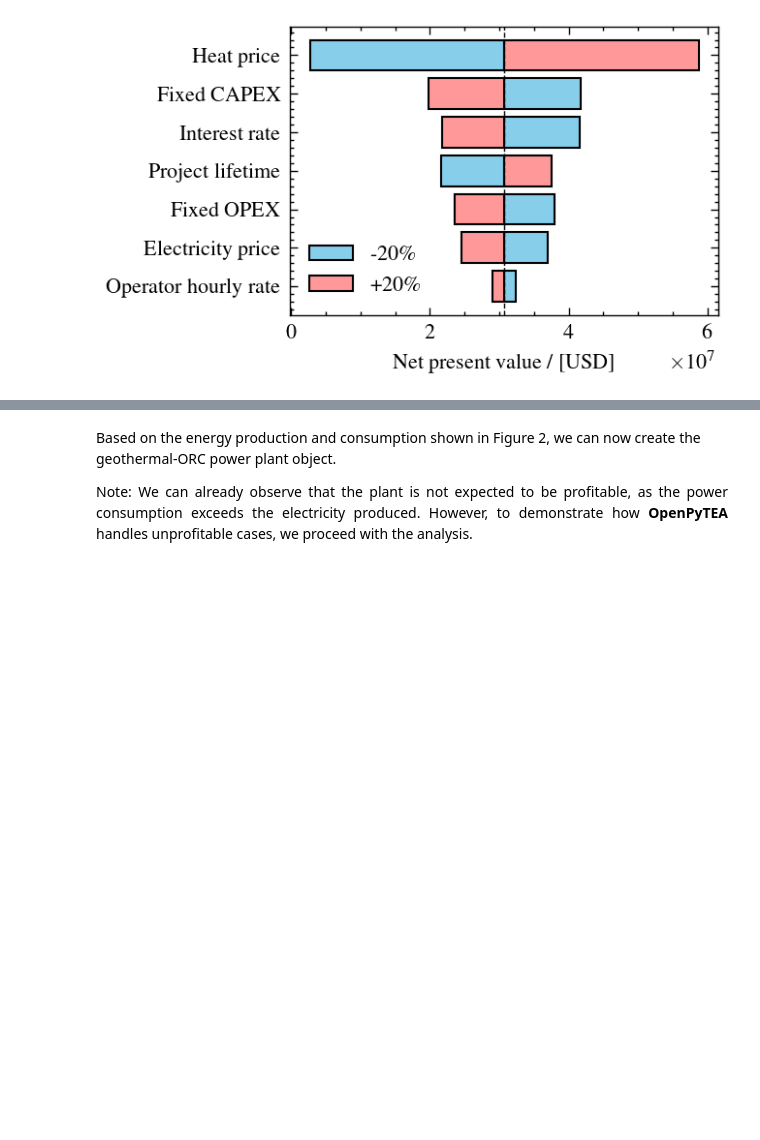
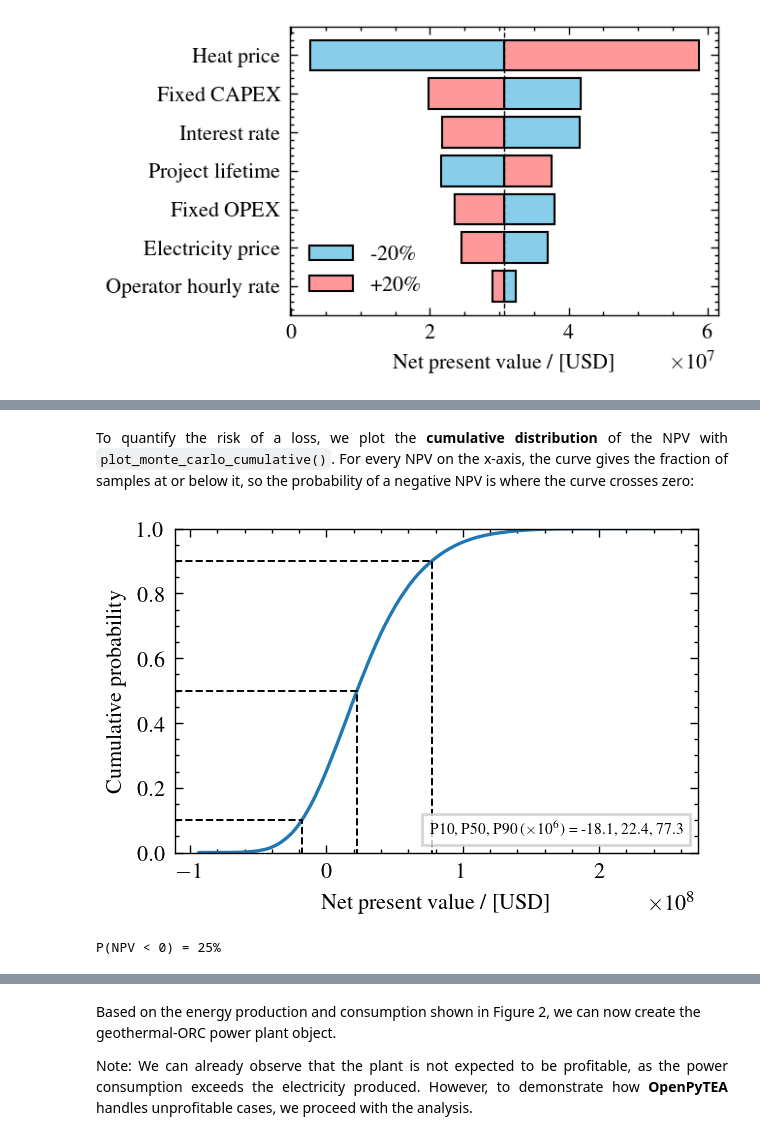
Before and after one commit to pbtamarona/OpenPyTEA, a Jupyter notebook: examples/case_study_3.ipynb, the cells around one changed output, grey strips where cells are left out. Cells and saved outputs as stored; diff of their text form; code cells hidden in the pictures; blank space fills up the shorter version.

```diff
--- a/examples/case_study_3.ipynb
+++ b/examples/case_study_3.ipynb
@@ -238,4 +249,4 @@ fig, ax = plot_tornado(tornado_data(geothermal_heat_pump, 0.2, 'npv'))
 # %% [output]
 [figure]
 # %%
-monte_carlo(geothermal_heat_pump)
+mc_heat_pump = monte_carlo(geothermal_heat_pump)  # Assign the results to avoid printing the full sample arrays
@@ -269,0 +263,10 @@ The Monte Carlo analysis indicates that the levelized cost of heat is relatively
+# %% [markdown]
+<p style='text-align: justify;'>To quantify the risk of a loss, we plot the <b>cumulative distribution</b> of the NPV with <code>plot_monte_carlo_cumulative()</code>. For every NPV on the x-axis, the curve gives the fraction of samples at or below it, so the probability of a negative NPV is where the curve crosses zero:</p>
+# %%
+fig, ax = plot_monte_carlo_cumulative(geothermal_heat_pump, metric="NPV")
+
+npv = mc_heat_pump["metrics"]["NPV"]
+print(f"P(NPV < 0) = {(npv < 0).mean():.0%}")
+# %% [output]
+[figure, added]
+P(NPV < 0) = 25%
```
Also changed, not shown: parts of 20 cells of this notebook, 23 other files.
